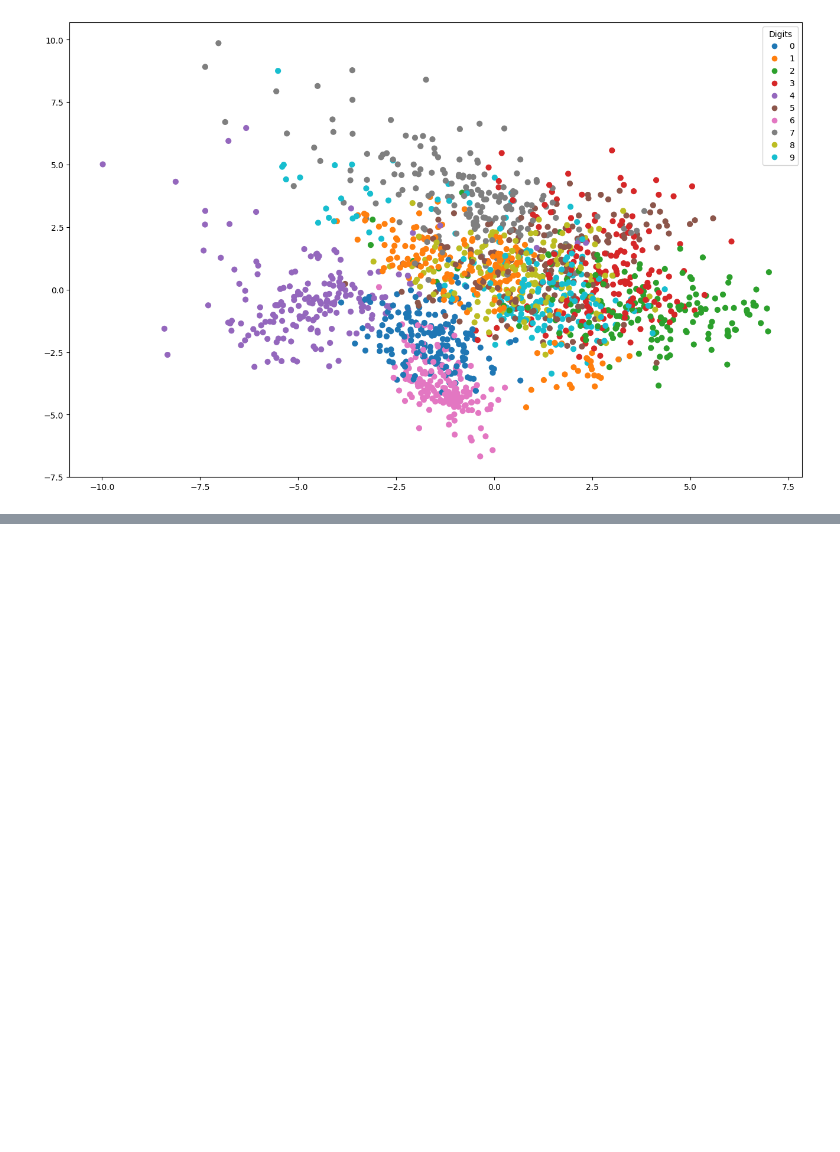
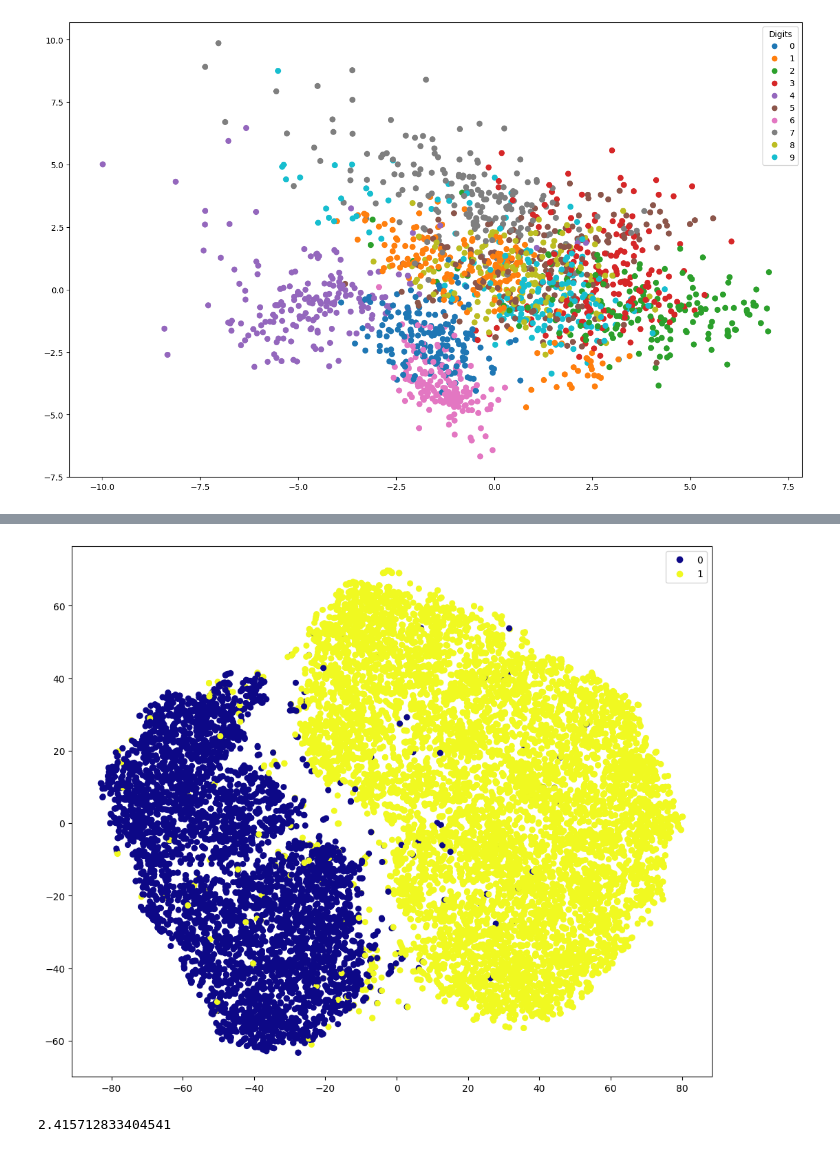
Before and after one commit to SeoYun-Y/study, a Jupyter notebook: multicampus_practice/20260518/04_t-SNE.ipynb, the cells around one changed output, grey strips where cells are left out. Cells and saved outputs as stored; diff of their text form; code cells hidden in the pictures; blank space fills up the shorter version.

```diff
--- a/multicampus_practice/20260518/04_t-SNE.ipynb
+++ b/multicampus_practice/20260518/04_t-SNE.ipynb
@@ -145,0 +249,14 @@ plt.show()
+# %%
+plt.figure(figsize=(12, 10))
+
+sc = plt.scatter(x_tsne[:, 0], x_tsne[:, 1], c = y2, cmap='plasma', s= 30)
+plt.legend(*sc.legend_elements())
+
+plt.show()
+# %% [output]
+[figure, added]
+# %%
+# 결과 확인 -> k1_divergence_ : 고차원과 저차원 확률 분포의 차이 ( 작을수록 좋음 )
+tsne.kl_divergence_
+# %% [output]
+2.415712833404541
```
Also changed, not shown: parts of 14 cells of this notebook, 4 other files.
